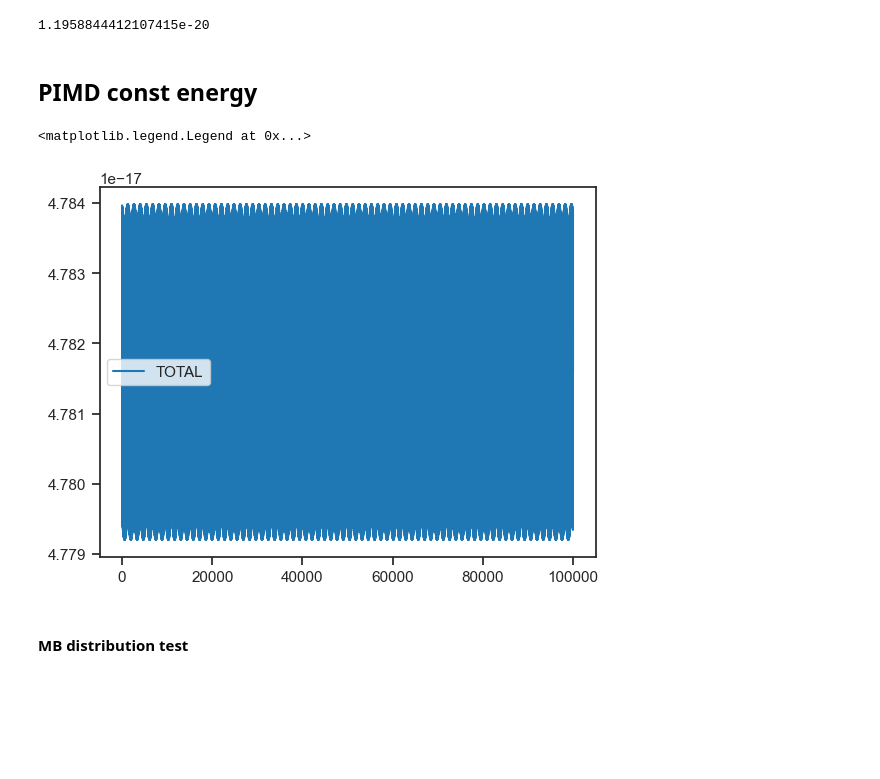
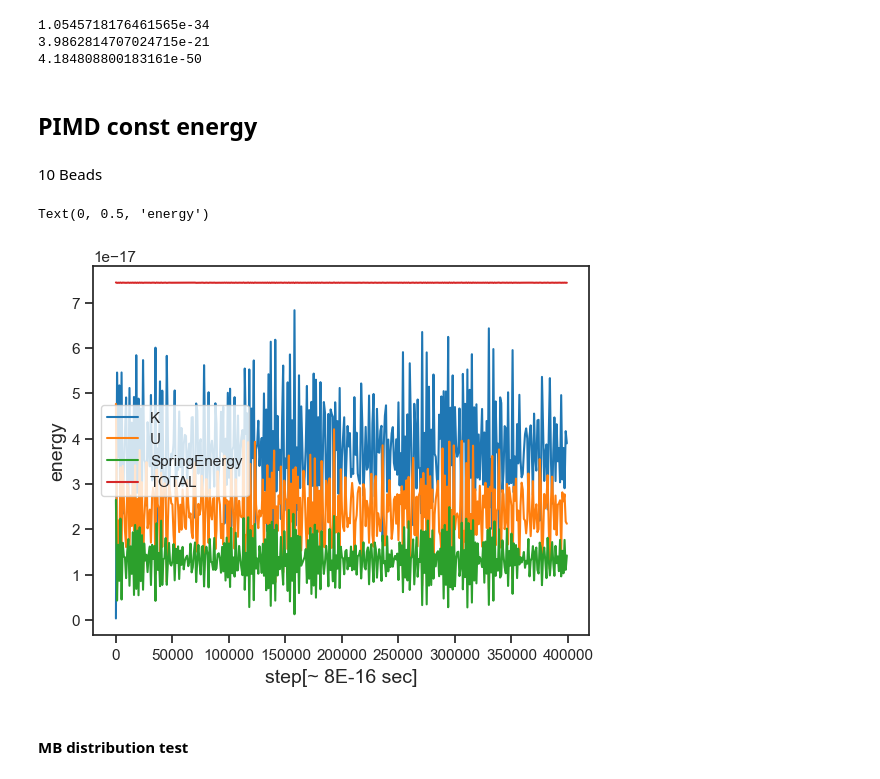
Before and after one commit to SagiMeir/Simulations4Beginners, a Jupyter notebook: Untitled-1.ipynb, the cells around one changed output. Saved outputs shown, nothing was run; the diff lists cells and outputs as text; code cells hidden in the pictures; blank space fills up the shorter version.

```diff
--- a/Untitled-1.ipynb
+++ b/Untitled-1.ipynb
@@ -10,32 +10,41 @@ import seaborn as sns
 sns.set_theme(style="ticks",rc={'axes.labelsize':14},palette='tab10')
 # %%
 omega = 7.56E13
+print(hbar)
 
+print(hbar*omega*0.5)
 
-hbar*omega*1.5
+print(0.03*hbar/omega)
 # %% [output]
-1.1958844412107415e-20
+1.0545718176461565e-34
+3.9862814707024715e-21
+4.184808800183161e-50
 # %% [markdown]
 ## PIMD const energy
+# %% [markdown]
+10 Beads
 # %%
 import numpy as np
 import pandas as pd
 import matplotlib.pyplot as plt
 # and for nice looking plots:
 import seaborn as sns
 sns.set_theme(style="ticks",rc={'axes.labelsize':14},palette='tab10')
 
 df = pd.read_csv("sim.log",sep='\s+')
 x = df["step"].values
-#plt.plot(x,df["K"].values[20:50],label ="K")
-#plt.plot(x,df["U"].values[20:50],label ="U")
-#plt.plot(x,df["SpringEnergy"].values[20:50],label ="SpringEnergy")
+plt.plot(x,df["K"].values,label ="K")
+plt.plot(x,df["U"].values,label ="U")
+plt.plot(x,df["SpringEnergy"].values,label ="SpringEnergy")
 plt.plot(x,df["E"].values,label ="TOTAL")
 # plt.plot(x,df["SpringEnergy"].values+df["K"].values+df["U"].values)
 plt.legend()
+
+plt.xlabel("step[~ 8E-16 sec]")
+plt.ylabel("energy")
 # %% [output]
-<matplotlib.legend.Legend at 0x...>
+Text(0, 0.5, 'energy')
-[figure, old version]
+[figure, new version]
 # %% [markdown]
 #### MB distribution test
 # %%
```
Also changed, not shown: parts of 9 cells of this notebook, 3 other files.
